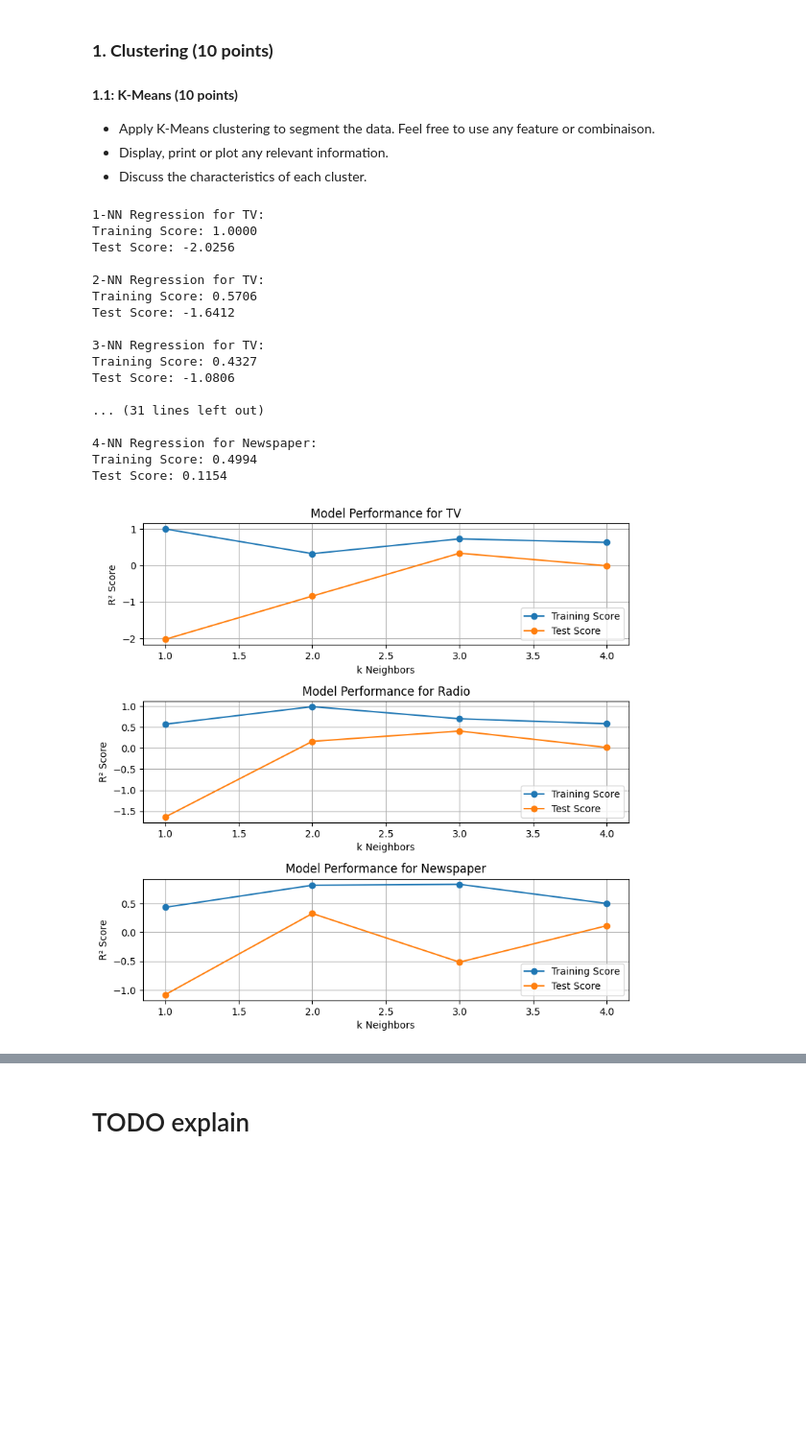
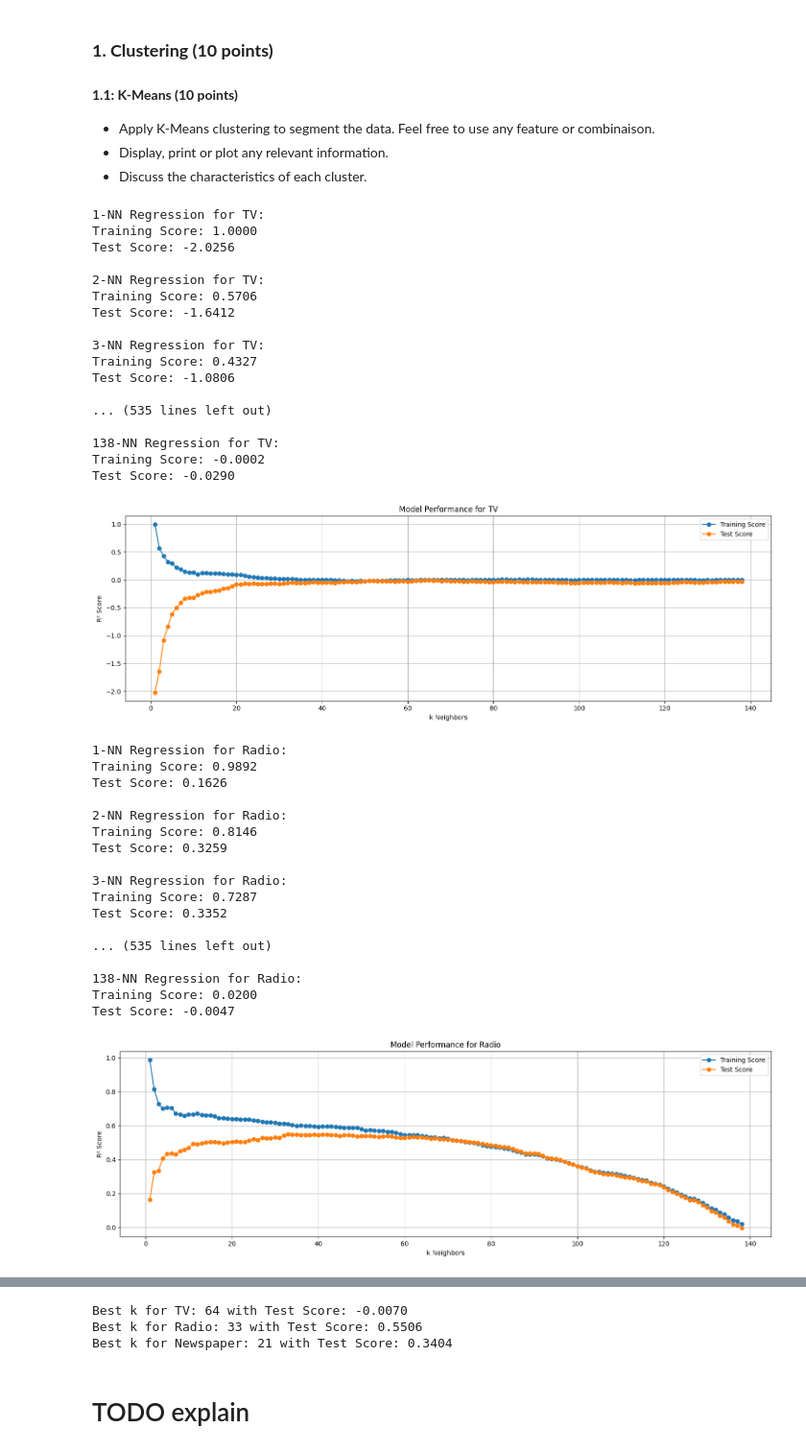
Before and after one commit to davidmarsoni/ml-project, a Jupyter notebook: Graded_lab.ipynb, the cells around one changed output, grey strips where cells are left out. Shown: that part at 96% size. Drawn from its saved outputs; the diff is of its cells as text; code cells hidden in the pictures; blank space fills up the shorter version.

```diff
--- a/Graded_lab.ipynb
+++ b/Graded_lab.ipynb
@@ -314,19 +405,29 @@ In this task, you will use unsupervised learning techniques to explore and segme
 - Display, print or plot any relevant information.
 - Discuss the characteristics of each cluster.
 # %%
+import numpy as np
+import matplotlib.pyplot as plt
 from sklearn.neighbors import KNeighborsRegressor
 from sklearn.model_selection import train_test_split
-#==============================================================================
+
+# Assuming features and target are already defined
+# Assuming feature_names is a list of feature names
 
 # Split data into training and test sets
 X_train, X_test, y_train, y_test = train_test_split(features, target, test_size=0.3, random_state=42)
 
 # Create a k-NN regression for each feature and try different values of k on each of them
-k_values = np.arange(1, 5)
-train_scores = []
-test_scores = []
+k_values = np.arange(1, 139)
+
+# Initialize lists to store the best k values and their corresponding scores
+best_k_values = []
+best_test_scores = []
 
 for i in range(3):
+    best_k = 0
+    best_score = -np.inf
+    train_scores = []
+    test_scores = []
     for k in k_values:
         # Create and train the model
         model = KNeighborsRegressor(n_neighbors=k)
@@ -335,43 +436,70 @@ for i in range(3):
         # Evaluate the model
         train_score = model.score(X_train[:, i].reshape(-1, 1), y_train)
         test_score = model.score(X_test[:, i].reshape(-1, 1), y_test)
         train_scores.append(train_score)
         test_scores.append(test_score)
 
+        # Update the best k and score if the current test score is better
+        if test_score > best_score:
+            best_k = k
+            best_score = test_score
+
         print(f'{k}-NN Regression for {feature_names[i]}:')
         print(f'Training Score: {train_score:.4f}')
         print(f'Test Score: {test_score:.4f}\n')
 
-# Plot the training and test scores with a subplot for each feature and under the k model preforment evolution
-plt.figure(figsize=(15, 15))
-for i in range(3):
-    plt.subplot(6, 2, 2*i + 1)
-    plt.plot(k_values, train_scores[i::3], marker='o', label='Training Score')
-    plt.plot(k_values, test_scores[i::3], marker='o', label='Test Score')
+    best_k_values.append(best_k)
+    best_test_scores.append(best_score)
+
+    # Plot the training and test scores with a subplot for each feature and under the k model performance evolution
+    plt.figure(figsize=(15, 5))
+    plt.plot(k_values, train_scores, marker='o', label='Training Score')
+    plt.plot(k_values, test_scores, marker='o', label='Test Score')
     plt.title(f'Model Performance for {feature_names[i]}')
     plt.xlabel('k Neighbors')
     plt.ylabel('R² Score')
     plt.legend()
     plt.grid(True)
+    plt.tight_layout()
+    plt.show()
 
-    plt.tight_layout()
-plt.show()
+# Print the best k values and their corresponding test scores
+for i in range(3):
+    print(f'Best k for {feature_names[i]}: {best_k_values[i]} with Test Score: {best_test_scores[i]:.4f}')
 # %% [output]
 1-NN Regression for TV:
 Training Score: 1.0000
 Test Score: -2.0256
 
 2-NN Regression for TV:
 Training Score: 0.5706
 Test Score: -1.6412
 
 3-NN Regression for TV:
 Training Score: 0.4327
 Test Score: -1.0806
 
-... (31 lines left out)
+... (535 lines left out)
 
-4-NN Regression for Newspaper:
-Training Score: 0.4994
-Test Score: 0.1154
+138-NN Regression for TV:
+Training Score: -0.0002
+Test Score: -0.0290
-[figure, old version]
+[figure, new version]
+1-NN Regression for Radio:
+Training Score: 0.9892
+Test Score: 0.1626
+
+2-NN Regression for Radio:
+Training Score: 0.8146
+Test Score: 0.3259
+
+3-NN Regression for Radio:
+Training Score: 0.7287
+Test Score: 0.3352
+
+... (535 lines left out)
+
+138-NN Regression for Radio:
+Training Score: 0.0200
+Test Score: -0.0047
+[figure, added]
@@ -378,2 +524,5 @@ Test Score: 0.1154
+Best k for TV: 64 with Test Score: -0.0070
+Best k for Radio: 33 with Test Score: 0.5506
+Best k for Newspaper: 21 with Test Score: 0.3404
 # %% [markdown]
 # TODO explain
```
Also changed, not shown: parts of 21 cells of this notebook.
